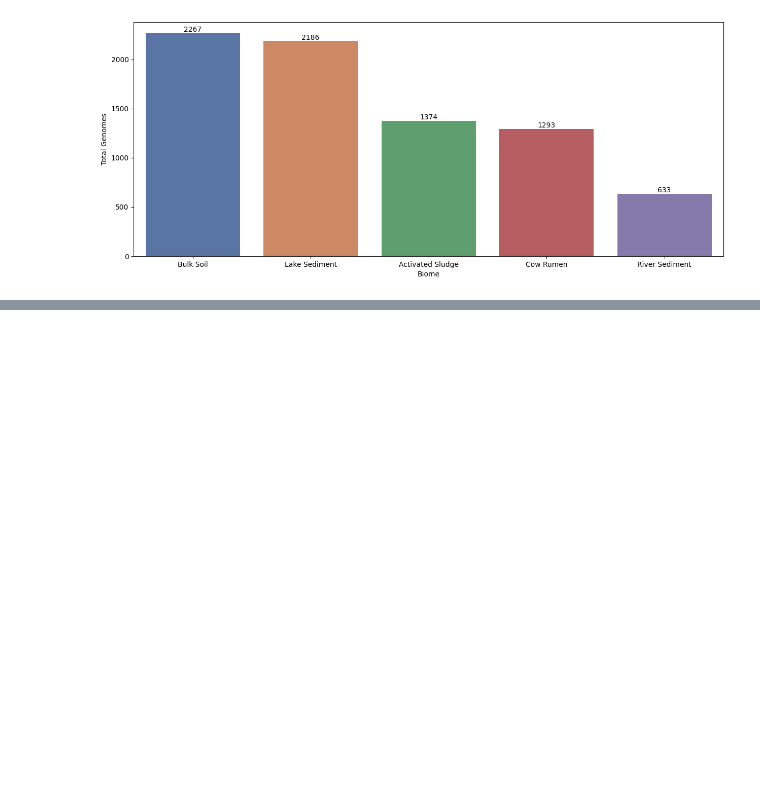
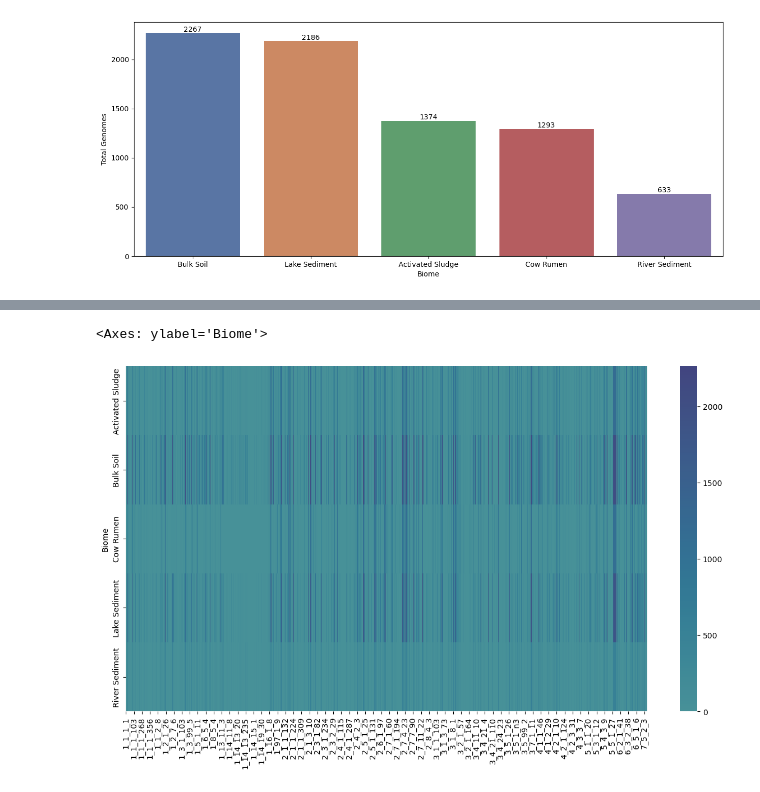
Before and after one commit to jtdocter27/EcoDr, a Jupyter notebook: EnCen/Figures for paper/figures.ipynb, the cells around one changed output, grey strips where cells are left out. Saved outputs shown, nothing was run; the diff lists cells and outputs as text; code cells hidden in the pictures; blank space fills up the shorter version.

Commit message:
Partway through heatmap

```diff
--- a/EnCen/Figures for paper/figures.ipynb
+++ b/EnCen/Figures for paper/figures.ipynb
@@ -56,3 +58,12 @@ for i in ax.containers:
 plt.show()
 # %% [output]
 [figure]
+# %%
+column_sums = binary.groupby(by='Biome', observed=False).sum()
+ec_sums = pd.DataFrame(column_sums)
+clean = ec_sums.rename(index={'ActivatedSludge': 'Activated Sludge', 'BulkSoil': 'Bulk Soil', 'LakeSediment': 'Lake Sediment', 'CowRumen':'Cow Rumen', 'RiverSediment':'River Sediment'})
+for col in clean.columns:
+    if clean[col].sum()<=100:
+        del clean[col]
+# print(ec_sums)
+print(clean)
@@ -58,0 +88,6 @@ plt.show()
+# %%
+plt.figure(figsize=(15, 8))
+sns.heatmap(data=clean, alpha = 0.9, center=0, cmap='crest')
+# %% [output]
+<Axes: ylabel='Biome'>
+[figure, added]
```
Also changed, not shown: parts of 3 cells of this notebook.
